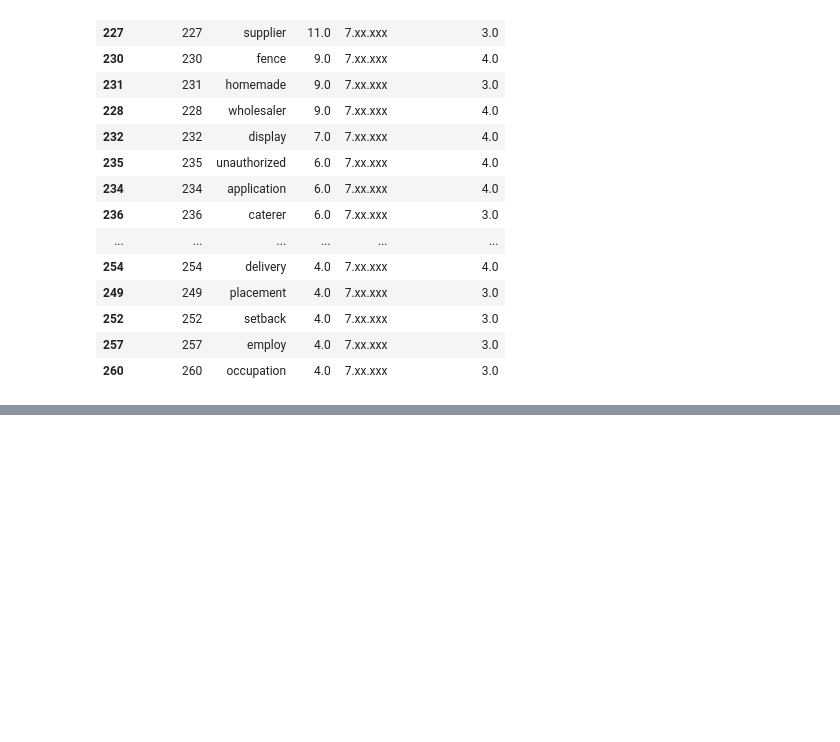
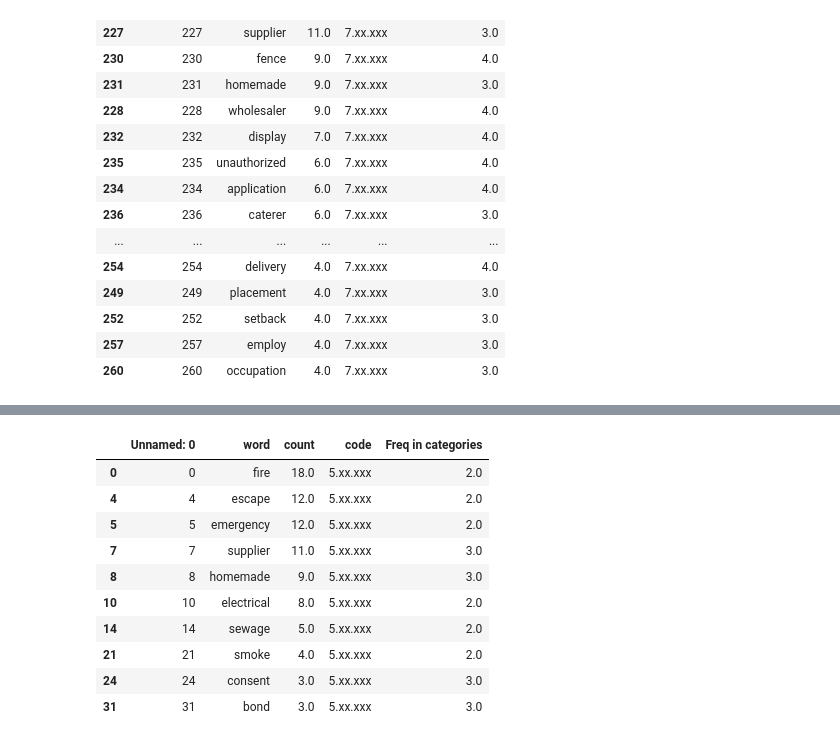
Before and after one commit to shrutijalewar/data-question-2-xtreme-united, a Jupyter notebook: data-ques-2.ipynb, the cells around one changed output, grey strips where cells are left out. Drawn from its saved outputs; the diff is of its cells as text; code cells hidden in the pictures; blank space fills up the shorter version.

```diff
--- a/data-ques-2.ipynb
+++ b/data-ques-2.ipynb
@@ -331,0 +350,18 @@ word_df_7.sort_values('count', ascending = False).head(20)
+# %%
+word_df_5 = word_df.loc[word_df['code']=='5.xx.xxx'].sort_values('Freq in categories', ascending = False)
+word_df_5 = word_df_5.loc[word_df['Freq in categories'] < 4]
+# word_df_7 = word_df_7.loc[word_df['count']>5]
+# cat_7_stockwords =
+word_df_5.sort_values('count', ascending = False).head(10)
+# %% [output]
+|  | Unnamed: 0 | word | count | code | Freq in categories |
+| 0 | 0 | fire | 18.0 | 5.xx.xxx | 2.0 |
+| 4 | 4 | escape | 12.0 | 5.xx.xxx | 2.0 |
+| 5 | 5 | emergency | 12.0 | 5.xx.xxx | 2.0 |
+| 7 | 7 | supplier | 11.0 | 5.xx.xxx | 3.0 |
+| 8 | 8 | homemade | 9.0 | 5.xx.xxx | 3.0 |
+| 10 | 10 | electrical | 8.0 | 5.xx.xxx | 2.0 |
+| 14 | 14 | sewage | 5.0 | 5.xx.xxx | 2.0 |
+| 21 | 21 | smoke | 4.0 | 5.xx.xxx | 2.0 |
+| 24 | 24 | consent | 3.0 | 5.xx.xxx | 3.0 |
+| 31 | 31 | bond | 3.0 | 5.xx.xxx | 3.0 |
```
Also changed, not shown: parts of 5 cells of this notebook, 5 other files.
